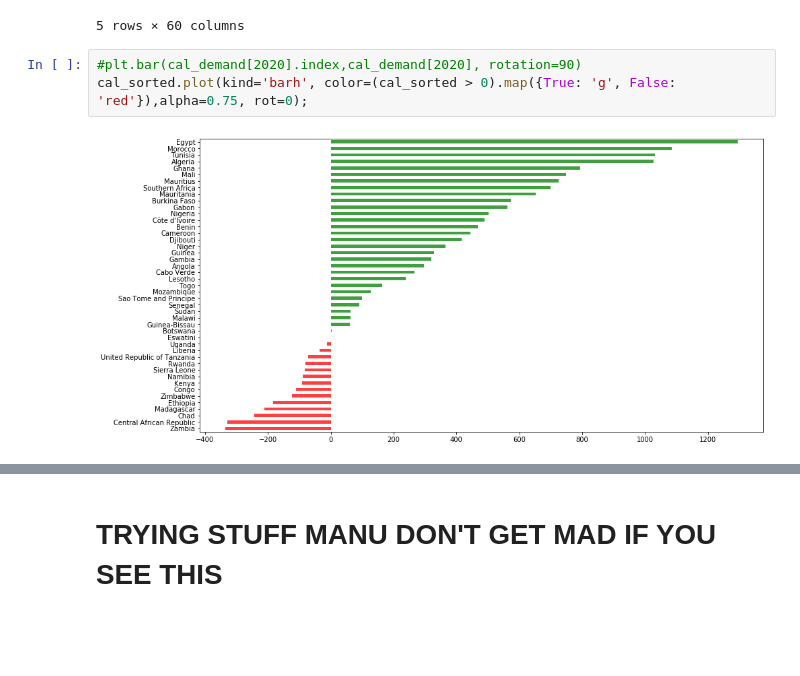
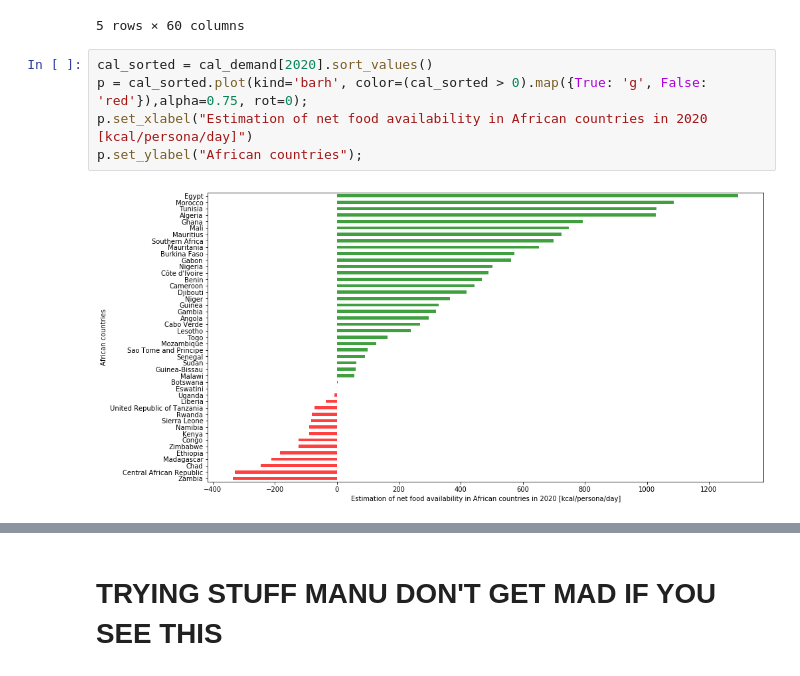
Before and after one commit to manuleo/mADAm-2019, a Jupyter notebook: project.ipynb, the cells around one changed output, grey strips where cells are left out. Drawn from its saved outputs; the diff is of its cells as text; blank space fills up the shorter version.

Commit message:
plots better

```diff
--- a/project.ipynb
+++ b/project.ipynb
@@ -687,7 +708,9 @@ cal_demand.head()
 | Burkina Faso | -915.448084 | -930.741495 | -784.109191 | -678.548155 | -660.055530 | -668.265460 | -638.569119 | -620.961863 | -616.439348 | -671.997508 | ... | ... |
 5 rows × 60 columns
 # %%
-#plt.bar(cal_demand[2020].index,cal_demand[2020], rotation=90)
-cal_sorted.plot(kind='barh', color=(cal_sorted > 0).map({True: 'g', False: 'red'}),alpha=0.75, rot=0);
+cal_sorted = cal_demand[2020].sort_values()
+p = cal_sorted.plot(kind='barh', color=(cal_sorted > 0).map({True: 'g', False: 'red'}),alpha=0.75, rot=0);
+p.set_xlabel("Estimation of net food availability in African countries in 2020 [kcal/persona/day]")
+p.set_ylabel("African countries");
 # %% [output]
-[figure, old version]
+[figure, new version]
```
Also changed, not shown: parts of 9 cells of this notebook.
